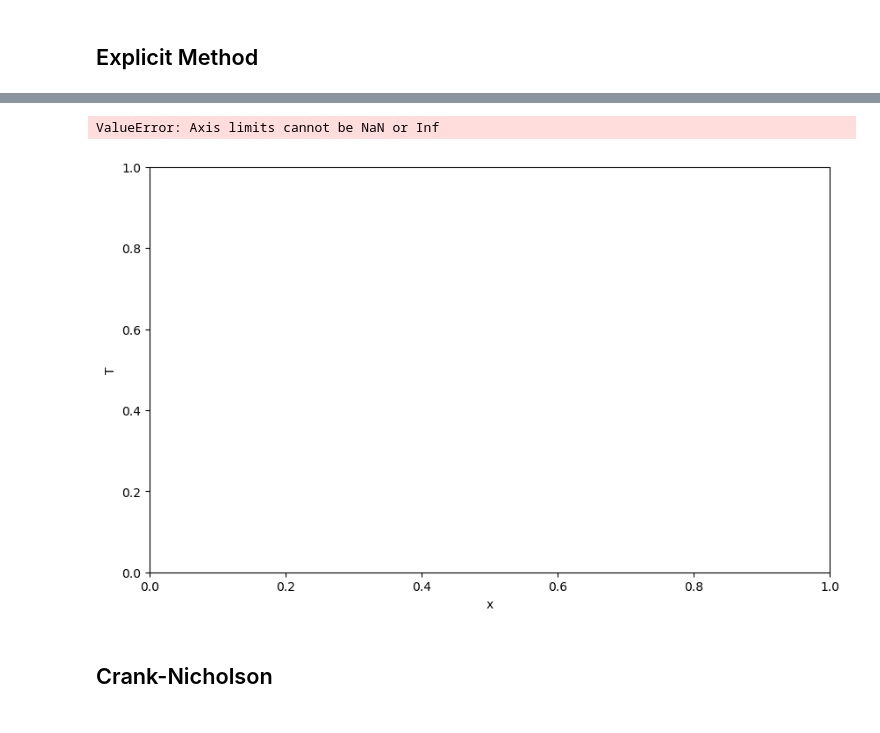
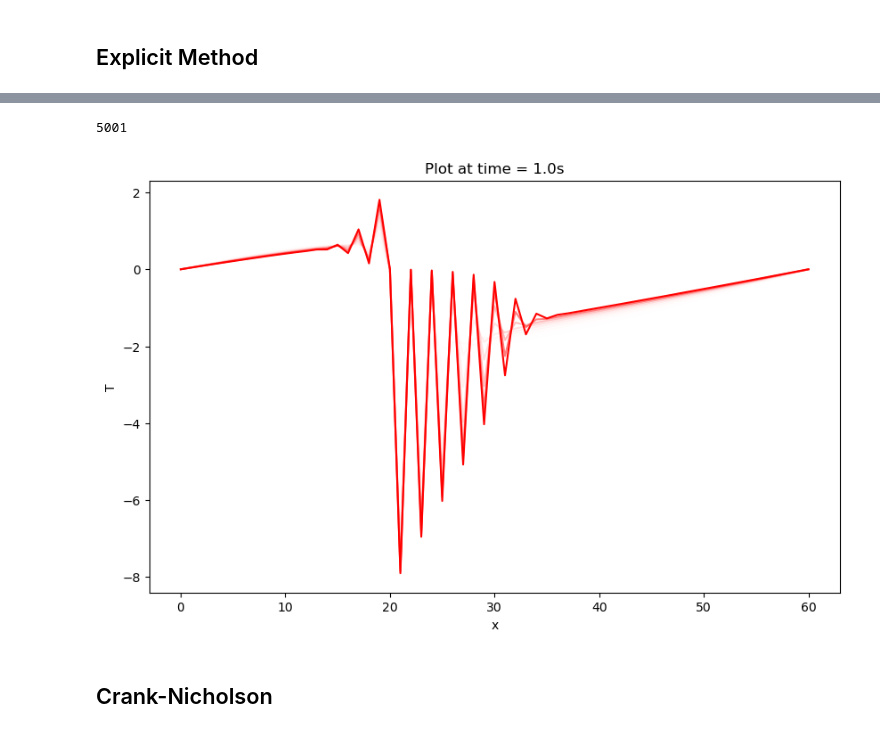
Before and after one commit to Miller-Ryan-1/csueb_phys, a Jupyter notebook: numerical_pdes/inviscid_burgers.ipynb, the cells around one changed output, grey strips where cells are left out. Saved outputs shown, nothing was run; the diff lists cells and outputs as text; code cells hidden in the pictures.

```diff
--- a/numerical_pdes/inviscid_burgers.ipynb
+++ b/numerical_pdes/inviscid_burgers.ipynb
@@ -101,11 +107,19 @@ def heat_plotter(U, steps):
         display(fig)  # Display the current figure
 
         time.sleep(0.25)  # Pause for half a second before the next update
-# %%
-heat_plotter(U, 10)
-# %% [output]
-ValueError: Axis limits cannot be NaN or Inf
-[figure, removed]
+# %%
+len(U)
+# %% [output]
+5001
+# %%
+i_min = 0
+i_max = 801
+steps = 20
+
+U_short = U[i_min:i_max]
+heat_plotter(U_short, steps)
+# %% [output]
+[figure, added]
 # %%
 # Boundary Condition Functions (Direchelet - time domain)
 
```
Also changed, not shown: parts of 6 cells of this notebook.
